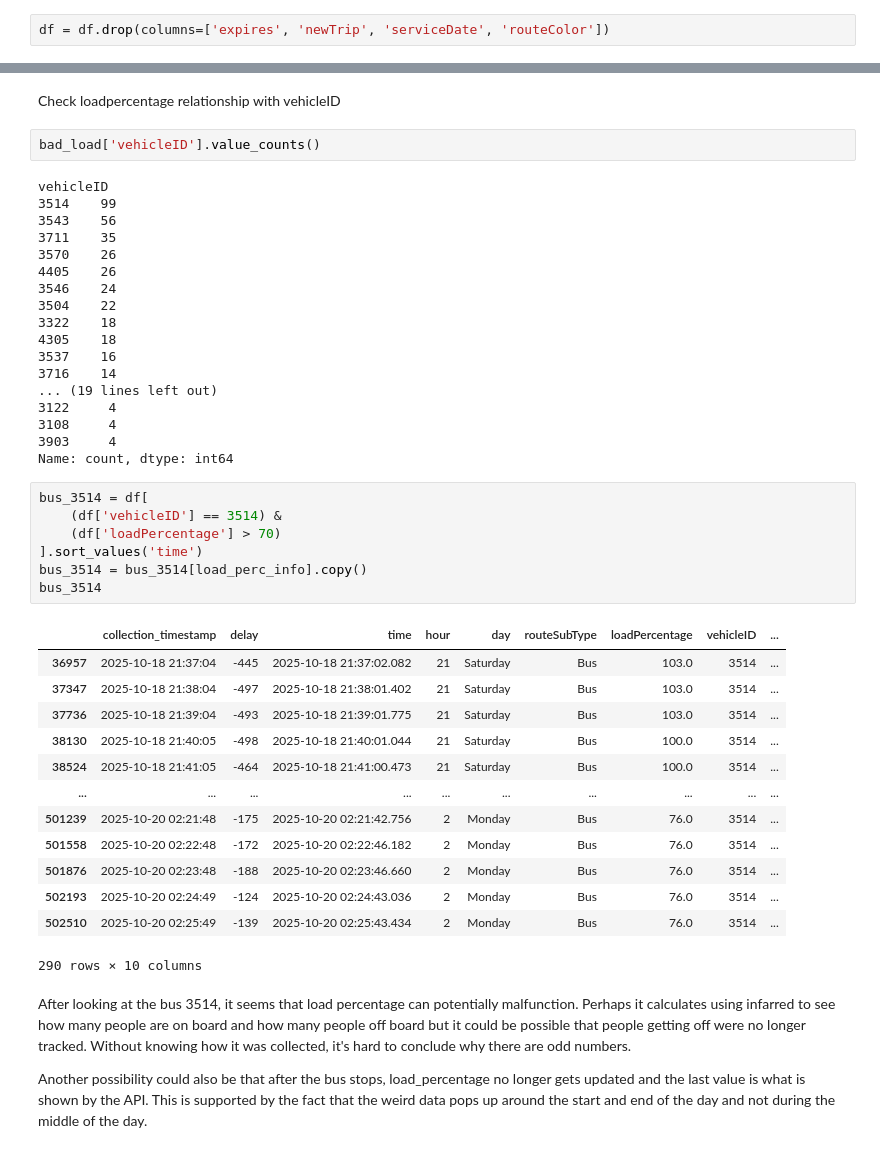
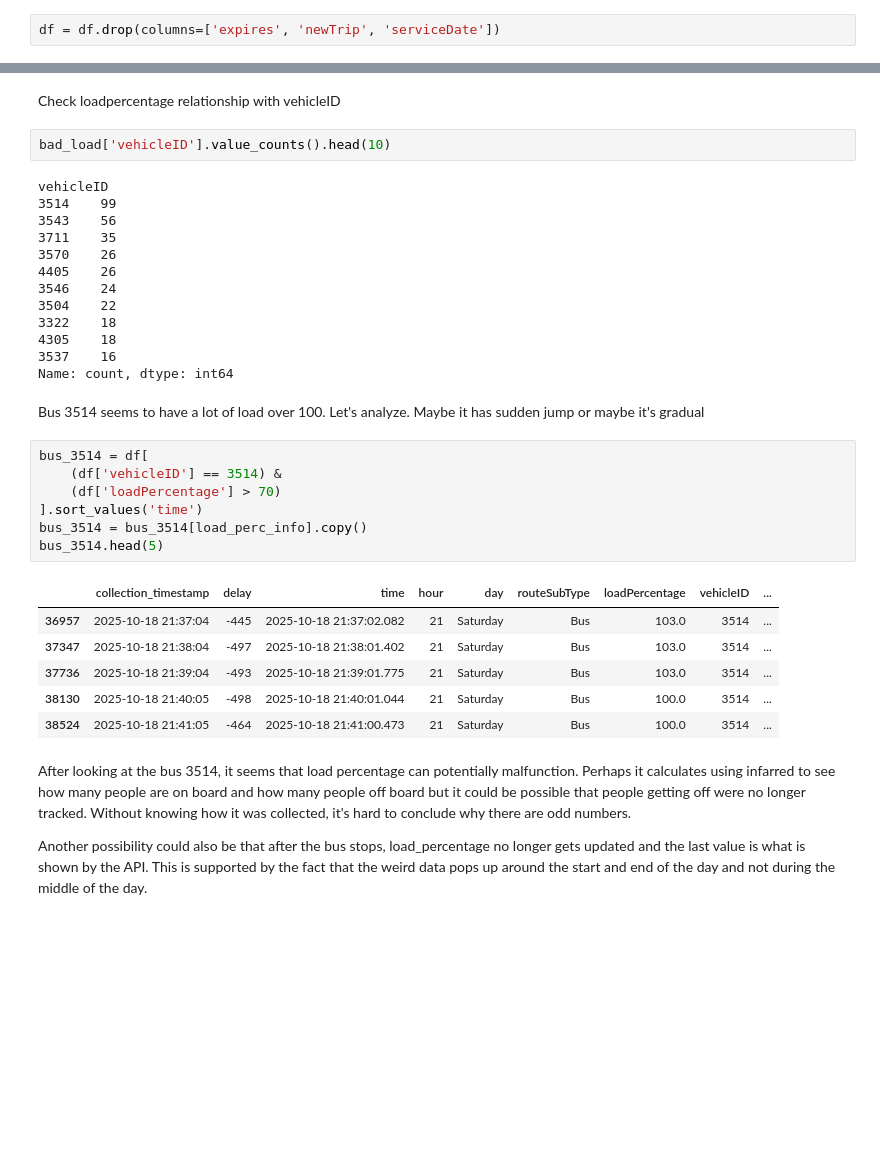
Before and after one commit to dvan2/trimet_data_project, a Jupyter notebook: notebooks/trimet.ipynb, the cells around one changed output, grey strips where cells are left out. Cells and saved outputs as stored; diff of their text form; blank space fills up the shorter version.

```diff
--- a/notebooks/trimet.ipynb
+++ b/notebooks/trimet.ipynb
@@ -209,5 +210,5 @@ After investigating, we are choosing to drop some columns that might not be used
 # %%
-df = df.drop(columns=['expires', 'newTrip', 'serviceDate', 'routeColor'])
+df = df.drop(columns=['expires', 'newTrip', 'serviceDate'])
 # %% [markdown]
 ### Checking for outliers
 # %%
@@ -348,7 +290,7 @@ bad_load = bad_load[load_perc_info]
 # %% [markdown]
 Check loadpercentage relationship with vehicleID
 # %%
-bad_load['vehicleID'].value_counts()
+bad_load['vehicleID'].value_counts().head(10)
 # %% [output]
 vehicleID
 3514    99
@@ -361,33 +303,24 @@ vehicleID
 3322    18
 4305    18
 3537    16
-3716    14
-... (19 lines left out)
-3122     4
-3108     4
-3903     4
 Name: count, dtype: int64
+# %% [markdown]
+Bus 3514 seems to have a lot of load over 100.
+Let's analyze.  Maybe it has sudden jump or maybe it's gradual
 # %%
 bus_3514 = df[
     (df['vehicleID'] == 3514) &
     (df['loadPercentage'] > 70)
 ].sort_values('time')
 bus_3514 = bus_3514[load_perc_info].copy()
-bus_3514
+bus_3514.head(5)
 # %% [output]
 |  | collection_timestamp | delay | time | hour | day | routeSubType | loadPercentage | vehicleID | ... |
 | 36957 | 2025-10-18 21:37:04 | -445 | 2025-10-18 21:37:02.082 | 21 | Saturday | Bus | 103.0 | 3514 | ... |
 | 37347 | 2025-10-18 21:38:04 | -497 | 2025-10-18 21:38:01.402 | 21 | Saturday | Bus | 103.0 | 3514 | ... |
 | 37736 | 2025-10-18 21:39:04 | -493 | 2025-10-18 21:39:01.775 | 21 | Saturday | Bus | 103.0 | 3514 | ... |
 | 38130 | 2025-10-18 21:40:05 | -498 | 2025-10-18 21:40:01.044 | 21 | Saturday | Bus | 100.0 | 3514 | ... |
 | 38524 | 2025-10-18 21:41:05 | -464 | 2025-10-18 21:41:00.473 | 21 | Saturday | Bus | 100.0 | 3514 | ... |
-| ... | ... | ... | ... | ... | ... | ... | ... | ... | ... |
-| 501239 | 2025-10-20 02:21:48 | -175 | 2025-10-20 02:21:42.756 | 2 | Monday | Bus | 76.0 | 3514 | ... |
-| 501558 | 2025-10-20 02:22:48 | -172 | 2025-10-20 02:22:46.182 | 2 | Monday | Bus | 76.0 | 3514 | ... |
-| 501876 | 2025-10-20 02:23:48 | -188 | 2025-10-20 02:23:46.660 | 2 | Monday | Bus | 76.0 | 3514 | ... |
-| 502193 | 2025-10-20 02:24:49 | -124 | 2025-10-20 02:24:43.036 | 2 | Monday | Bus | 76.0 | 3514 | ... |
-| 502510 | 2025-10-20 02:25:49 | -139 | 2025-10-20 02:25:43.434 | 2 | Monday | Bus | 76.0 | 3514 | ... |
-290 rows × 10 columns
 # %% [markdown]
 After looking at the bus 3514, it seems that load percentage can potentially malfunction.  Perhaps it calculates using infarred to see how many people are on board and how many people off board but it could be possible that people getting off were no longer tracked.  Without knowing how it was collected, it's hard to conclude why there are odd numbers.
 
```
Also changed, not shown: parts of 32 cells of this notebook.
